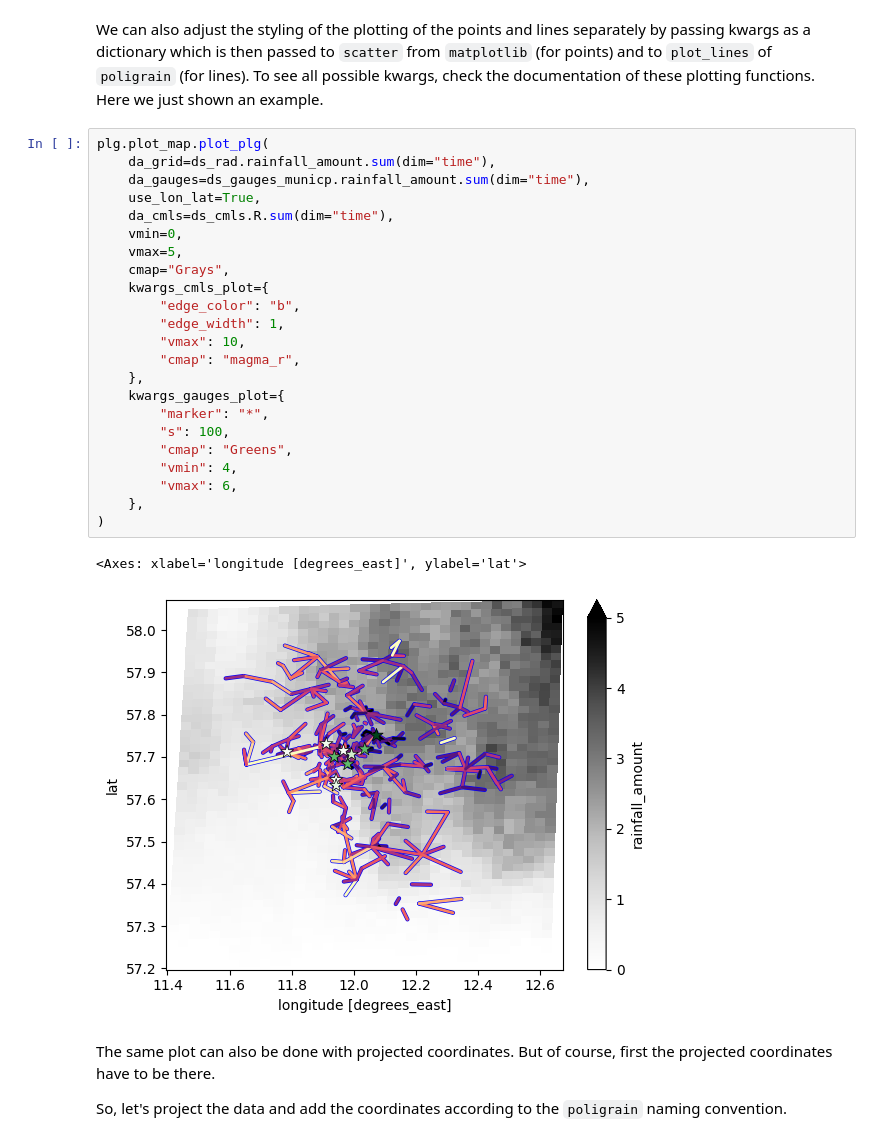
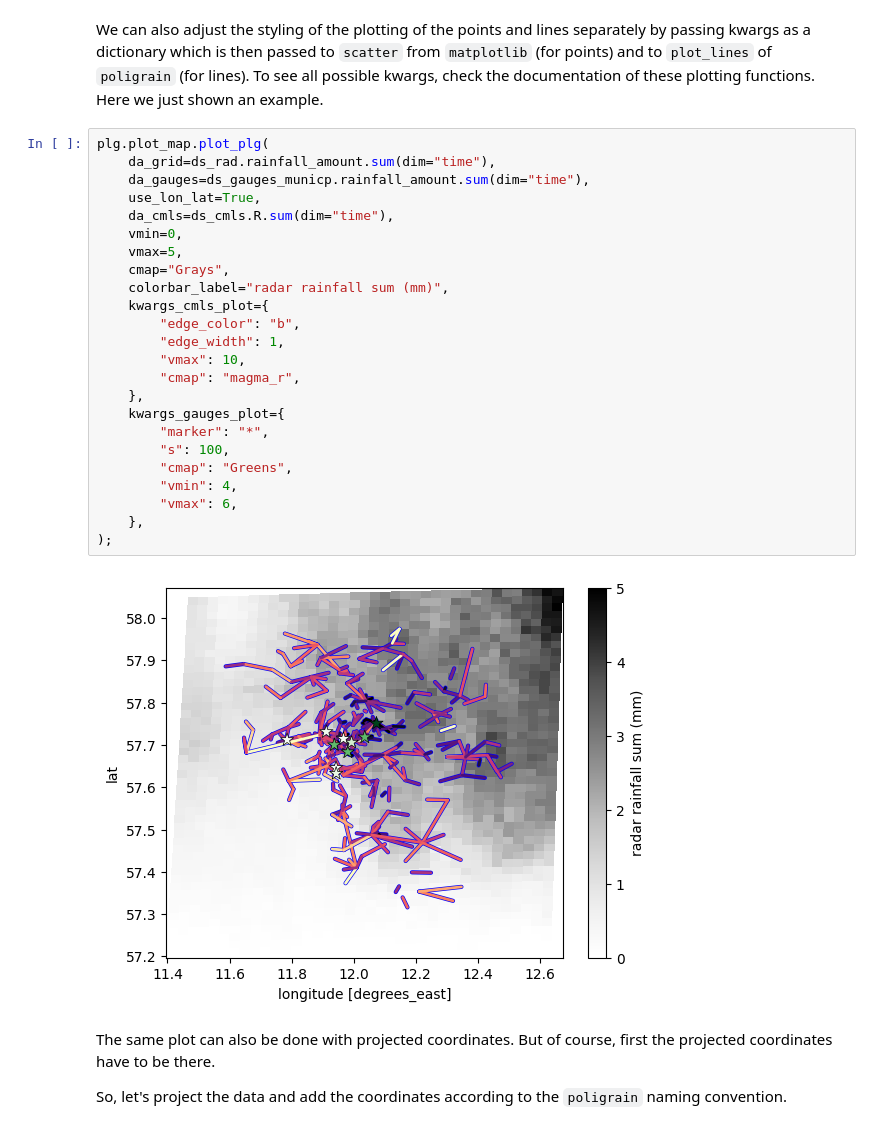
Before and after one commit to OpenSenseAction/poligrain, a Jupyter notebook: docs/notebooks/Plotting.ipynb, the cells around one changed output. Cells and saved outputs as stored; diff of their text form.

```diff
--- a/docs/notebooks/Plotting.ipynb
+++ b/docs/notebooks/Plotting.ipynb
@@ -143,29 +157,29 @@ We can also adjust the styling of the plotting of the points and lines separatel
 # %%
 plg.plot_map.plot_plg(
     da_grid=ds_rad.rainfall_amount.sum(dim="time"),
     da_gauges=ds_gauges_municp.rainfall_amount.sum(dim="time"),
     use_lon_lat=True,
     da_cmls=ds_cmls.R.sum(dim="time"),
     vmin=0,
     vmax=5,
     cmap="Grays",
+    colorbar_label="radar rainfall sum (mm)",
     kwargs_cmls_plot={
         "edge_color": "b",
         "edge_width": 1,
         "vmax": 10,
         "cmap": "magma_r",
     },
     kwargs_gauges_plot={
         "marker": "*",
         "s": 100,
         "cmap": "Greens",
         "vmin": 4,
         "vmax": 6,
     },
-)
+);
 # %% [output]
-<Axes: xlabel='longitude [degrees_east]', ylabel='lat'>
-[figure, old version]
+[figure, new version]
 # %% [markdown]
 The same plot can also be done with projected coordinates. But of course, first the projected coordinates have to be there.
 
```
Also changed, not shown: parts of 6 cells of this notebook, 2 other files.
